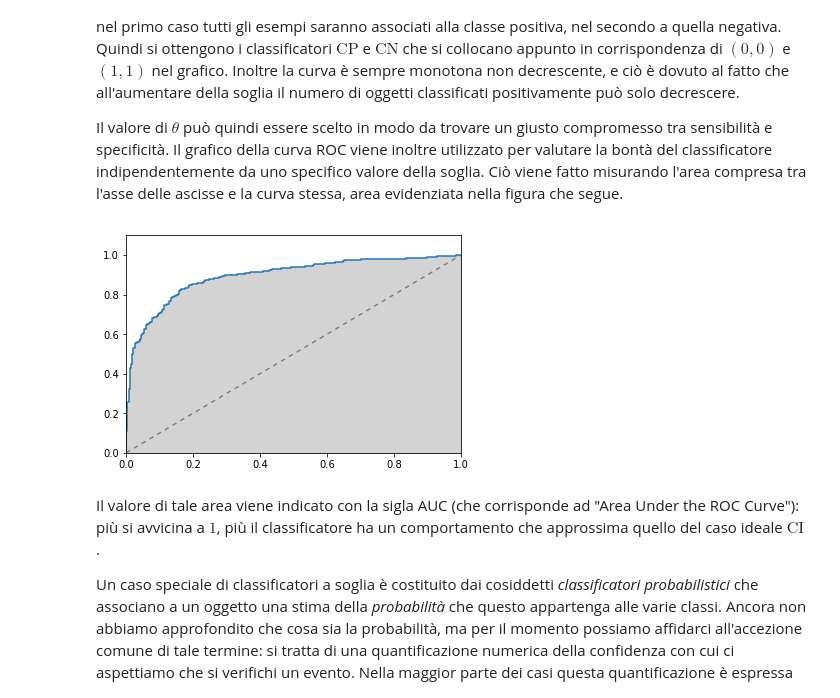
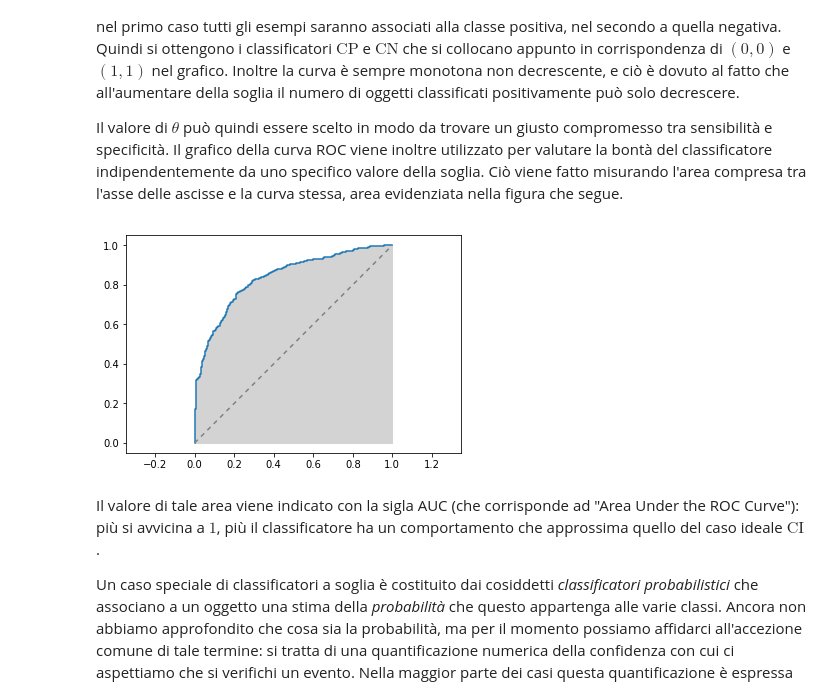
Before and after one commit to dariomalchiodi/superhero-datascience, a Jupyter notebook: content/L08-Analisi_di_classificatori.ipynb, the cells around one changed output. Saved outputs shown, nothing was run; the diff lists cells and outputs as text; code cells hidden in the pictures.

```diff
--- a/content/L08-Analisi_di_classificatori.ipynb
+++ b/content/L08-Analisi_di_classificatori.ipynb
@@ -397,16 +396,15 @@ L'andamento di una curva ROC ha sempre l'origine e il punto $(1, 1)$ come estrem
 
 Il valore di $\theta$ può quindi essere scelto in modo da trovare un giusto compromesso tra sensibilità e specificità. Il grafico della curva ROC viene inoltre utilizzato per valutare la bontà del classificatore indipendentemente da uno specifico valore della soglia. Ciò viene fatto misurando l'area compresa tra l'asse delle ascisse e la curva stessa, area evidenziata nella figura che segue.
 # %%
-plt.figure()
-
 plt.fill_between(fpr, [0]*len(tpr), tpr, color='lightgray')
 plt.plot(fpr, tpr)
 plt.plot([0, 1], [0, 1], dashes=[3, 3], color='gray')
 plt.xlim([0, 1])
 plt.ylim([0, 1.1])
+plt.axis('equal')
 plt.show()
 # %% [output]
-[figure, old version]
+[figure, new version]
 # %% [markdown]
 Il valore di tale area viene indicato con la sigla AUC (che corrisponde ad "Area Under the ROC Curve"): più si avvicina a $1$, più il classificatore ha un comportamento che approssima quello del caso ideale $\mathrm{CI}$.
 
```
Also changed, not shown: parts of 9 cells of this notebook, 2 other files.
